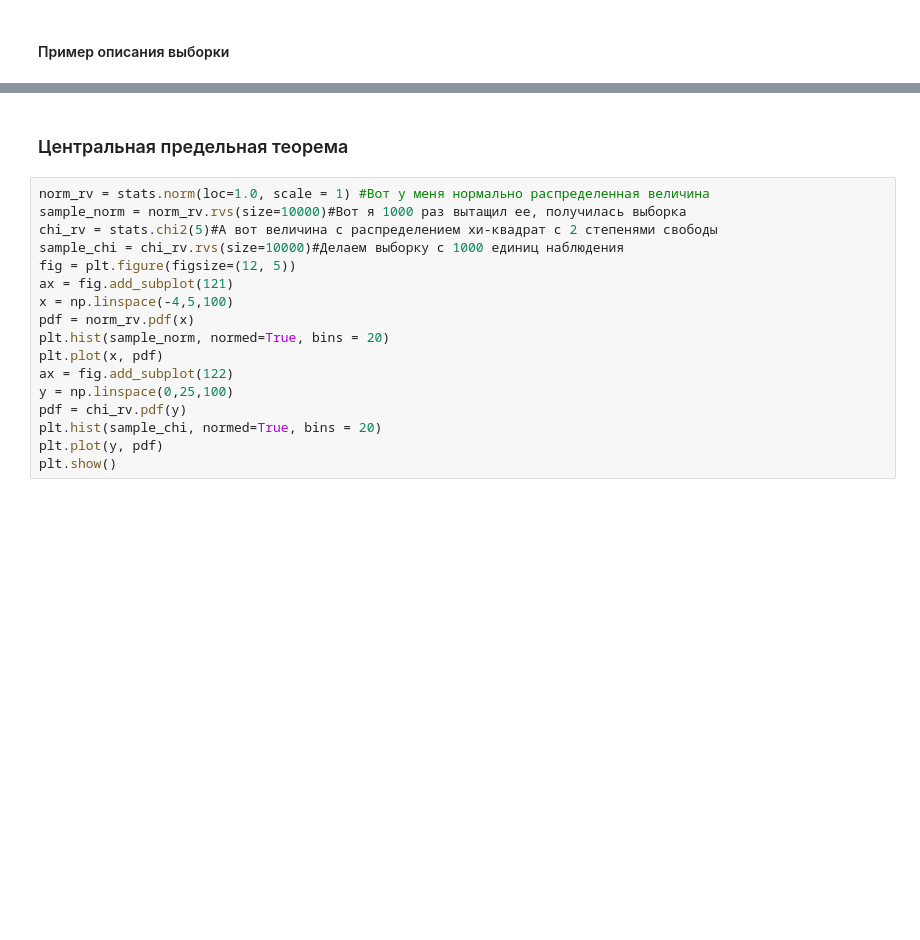
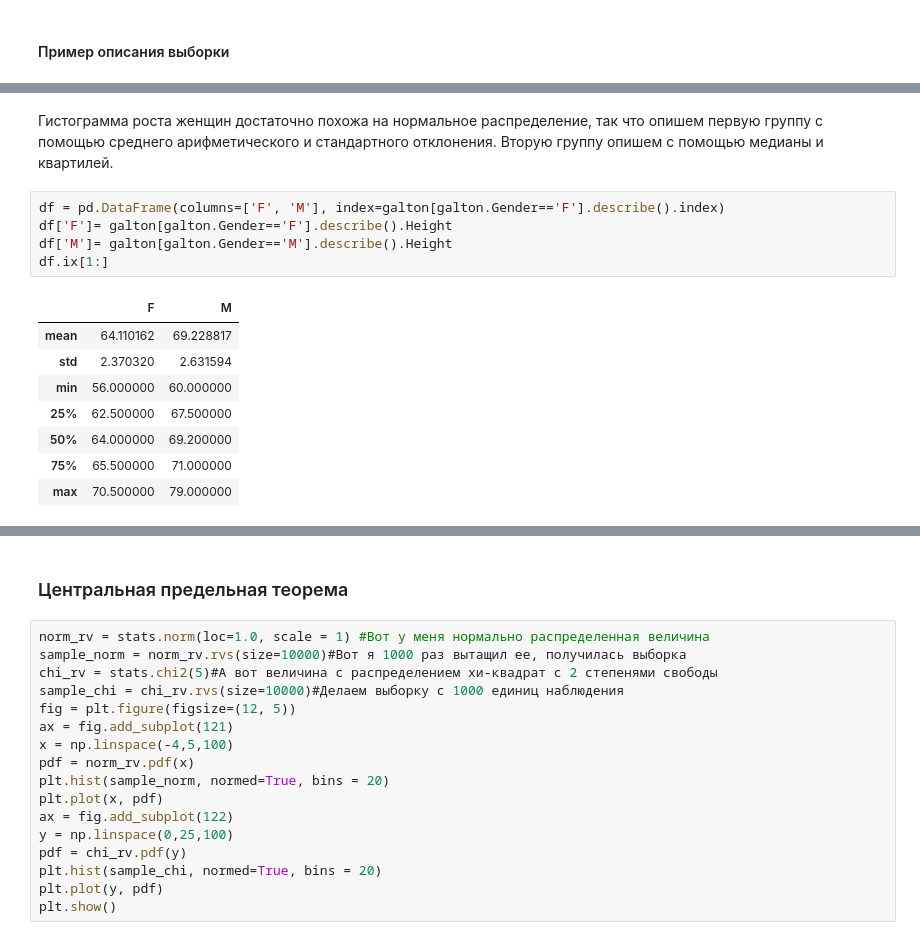
Before and after one commit to mishaberegov/statistics, a Jupyter notebook: Статистика_для_нубов.ipynb, the cells around one changed output, grey strips where cells are left out. Saved outputs shown, nothing was run; the diff lists cells and outputs as text; blank space fills up the shorter version.

```diff
--- a/Статистика_для_нубов.ipynb
+++ b/Статистика_для_нубов.ipynb
@@ -377,0 +418,16 @@ plt.show()
+# %% [markdown]
+Гистограмма роста женщин достаточно похожа на нормальное распределение, так что опишем первую группу с помощью среднего арифметического и стандартного отклонения. Вторую  группу опишем с помощью медианы и квартилей.
+# %%
+df = pd.DataFrame(columns=['F', 'M'], index=galton[galton.Gender=='F'].describe().index)
+df['F']= galton[galton.Gender=='F'].describe().Height
+df['M']= galton[galton.Gender=='M'].describe().Height
+df.ix[1:]
+# %% [output]
+|  | F | M |
+| mean | 64.110162 | 69.228817 |
+| std | 2.370320 | 2.631594 |
+| min | 56.000000 | 60.000000 |
+| 25% | 62.500000 | 67.500000 |
+| 50% | 64.000000 | 69.200000 |
+| 75% | 65.500000 | 71.000000 |
+| max | 70.500000 | 79.000000 |
```
Also changed, not shown: parts of 14 cells of this notebook.
